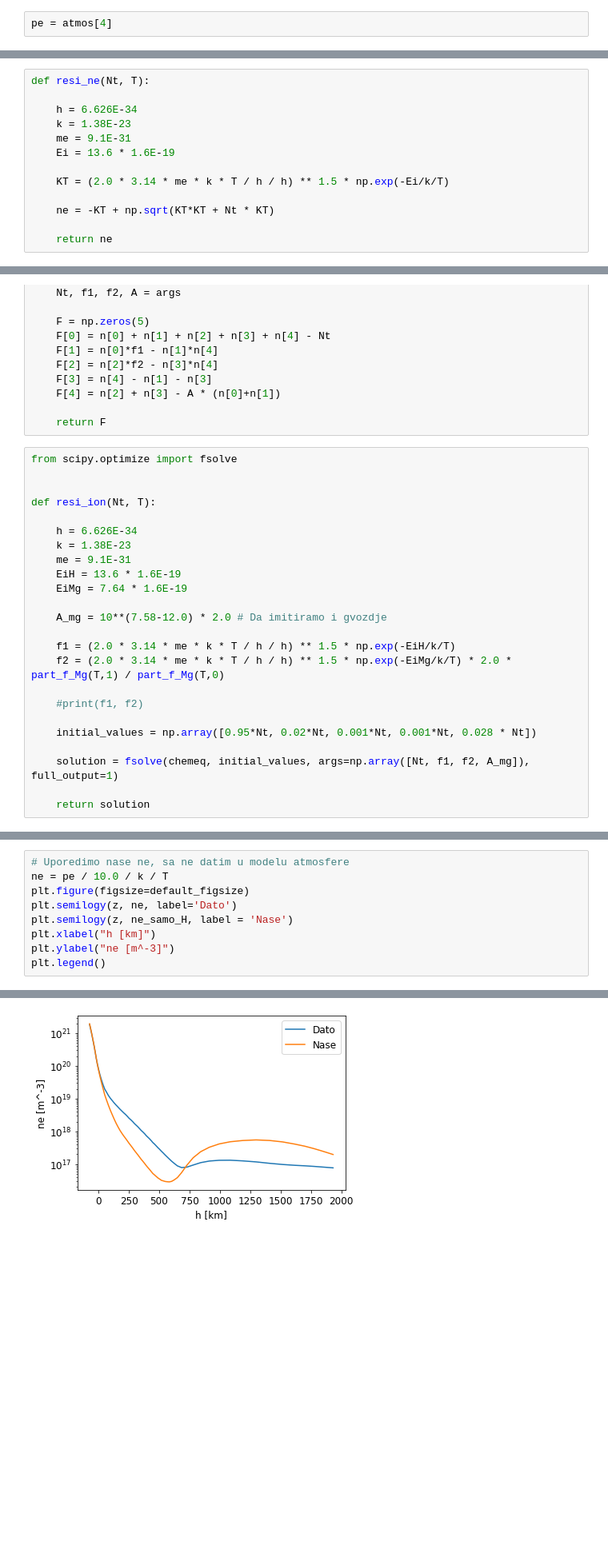
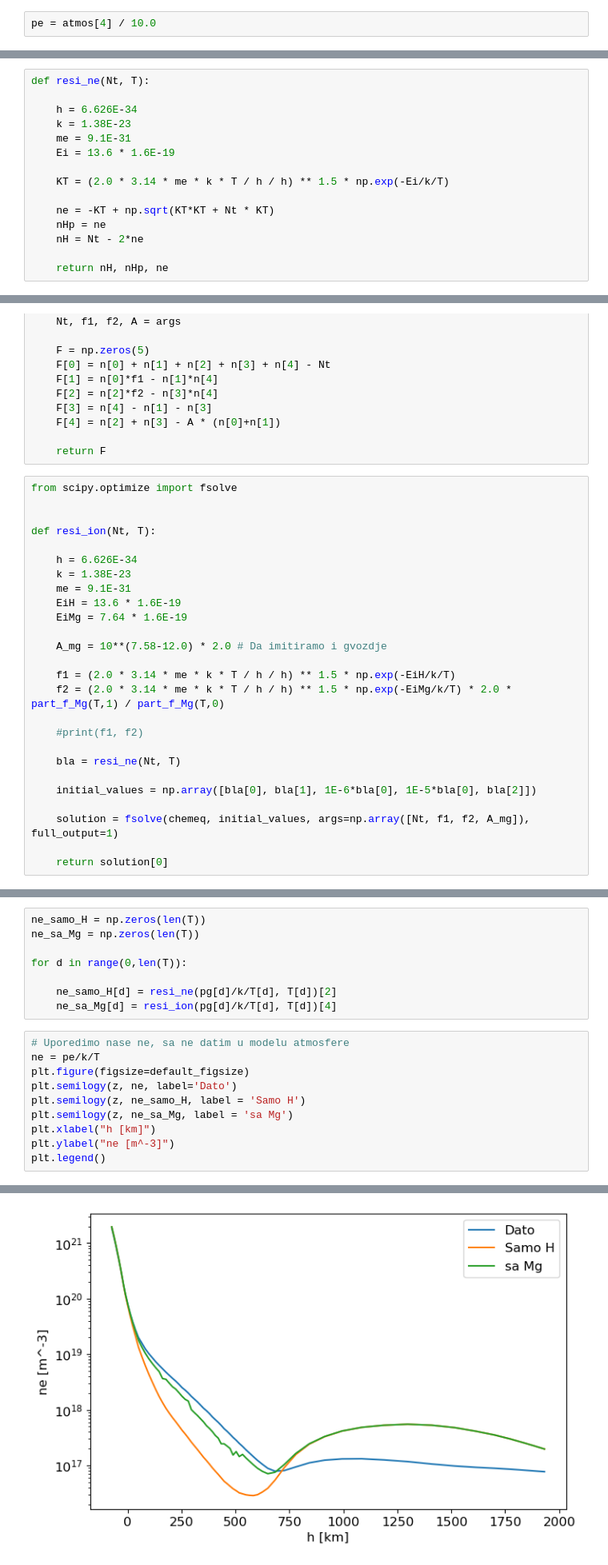
Before and after one commit to ivanzmilic/IAS_matf, a Jupyter notebook: predavanje_03_stellar_contina.ipynb, the cells around one changed output, grey strips where cells are left out. Shown at 80% size. Cells and saved outputs as stored; diff of their text form; blank space fills up the shorter version.

```diff
--- a/predavanje_03_stellar_contina.ipynb
+++ b/predavanje_03_stellar_contina.ipynb
@@ -115,5 +117,5 @@ Text(0, 0.5, 'Pritisak gasa [Pa]')
 # %%
-pe = atmos[4]
+pe = atmos[4] / 10.0
 # %%
 plt.figure(figsize=default_figsize)
 plt.semilogy(z, pe)
@@ -253,8 +243,10 @@ def resi_ne(Nt, T):
     KT = (2.0 * 3.14 * me * k * T / h / h) ** 1.5 * np.exp(-Ei/k/T)
 
     ne = -KT + np.sqrt(KT*KT + Nt * KT)
+    nHp = ne
+    nH = Nt - 2*ne
 
-    return ne
+    return nH, nHp, ne
 # %% [markdown]
 ### Za malo komplikovaniji korak ce nam trebati tabla. Treba da pokazemo da, ako razmatramo sledece elemente:
 ### $n_H$, $n_{H+}$, $n_{Mg}$, $n_{Mg+}$, $n_e$, imamo 5 jednacina
@@ -314,9 +306,11 @@ def resi_ion(Nt, T):
 
     #print(f1, f2)
 
-    initial_values = np.array([0.95*Nt, 0.02*Nt, 0.001*Nt, 0.001*Nt, 0.028 * Nt])
+    bla = resi_ne(Nt, T)
+
+    initial_values = np.array([bla[0], bla[1], 1E-6*bla[0], 1E-5*bla[0], bla[2]])
 
     solution = fsolve(chemeq, initial_values, args=np.array([Nt, f1, f2, A_mg]), full_output=1)
 
-    return solution
+    return solution[0]
 # %%
@@ -359,15 +349,24 @@ Stepen jonizacije zavisi i od temperature i od koncentracije cestica. Za velike
+# %%
+ne_samo_H = np.zeros(len(T))
+ne_sa_Mg = np.zeros(len(T))
+
+for d in range(0,len(T)):
+
+    ne_samo_H[d] = resi_ne(pg[d]/k/T[d], T[d])[2]
+    ne_sa_Mg[d] = resi_ion(pg[d]/k/T[d], T[d])[4]
 # %%
 # Uporedimo nase ne, sa ne datim u modelu atmosfere
-ne = pe / 10.0 / k / T
+ne = pe/k/T
 plt.figure(figsize=default_figsize)
 plt.semilogy(z, ne, label='Dato')
-plt.semilogy(z, ne_samo_H, label = 'Nase')
+plt.semilogy(z, ne_samo_H, label = 'Samo H')
+plt.semilogy(z, ne_sa_Mg, label = 'sa Mg')
 plt.xlabel("h [km]")
 plt.ylabel("ne [m^-3]")
 plt.legend()
 # %% [output]
 <matplotlib.legend.Legend at 0x...>
-[figure, old version]
+[figure, new version]
 # %% [markdown]
 ### Zasto ovo ovako izgleda?
 
```
Also changed, not shown: parts of 22 cells of this notebook.
